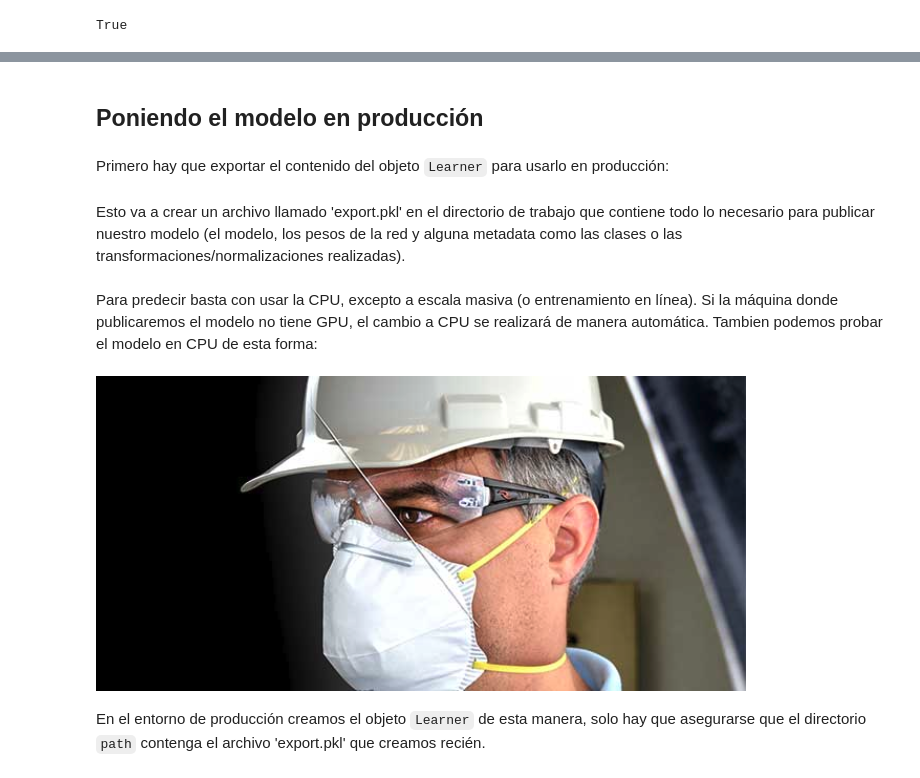
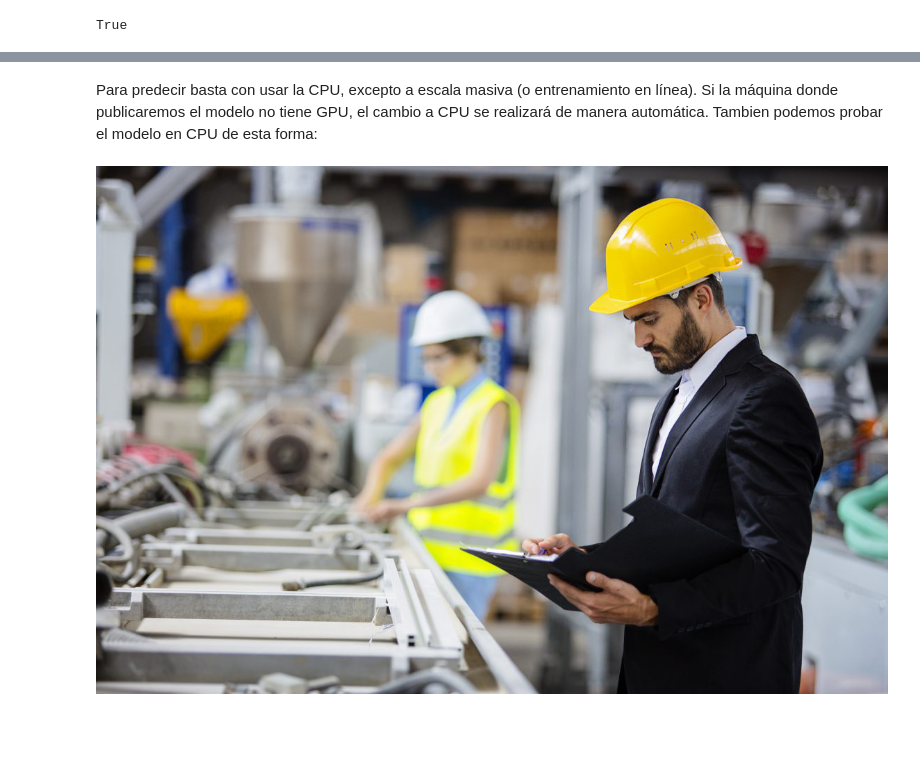
Before and after one commit to MarceloMedel/clase_productodatos_2019_udd, a Jupyter notebook: ejemplo_clasificador_fastai.ipynb, the cells around one changed output, grey strips where cells are left out. Saved outputs shown, nothing was run; the diff lists cells and outputs as text; code cells hidden in the pictures; blank space fills up the shorter version.

```diff
--- a/ejemplo_clasificador_fastai.ipynb
+++ b/ejemplo_clasificador_fastai.ipynb
@@ -163,4 +199,0 @@ interp.plot_confusion_matrix()
-# %% [markdown]
-## Poniendo el modelo en producción
-# %% [markdown]
-Primero hay que exportar el contenido del objeto `Learner` para usarlo en producción:
@@ -169,13 +200,9 @@ learn.export()
-# %% [markdown]
-Esto va a crear un archivo llamado 'export.pkl' en el directorio de trabajo que contiene todo lo necesario para publicar nuestro modelo (el modelo, los pesos de la red y alguna metadata como las clases o las transformaciones/normalizaciones realizadas).
 # %% [markdown]
 Para predecir basta con usar la CPU, excepto a escala masiva (o entrenamiento en línea). Si la máquina donde publicaremos el modelo no tiene GPU, el cambio a CPU se realizará de manera automática. Tambien podemos probar el modelo en CPU de esta forma:
 # %%
 defaults.device = torch.device('cpu')
 # %%
-img = open_image(path/'prueba.png')
+img = open_image(path/'prueba-casco.jpg')
 img
 # %% [output]
-[figure, old version]
+[figure, new version]
-# %% [markdown]
-En el entorno de producción creamos el objeto `Learner` de esta manera, solo hay que asegurarse que el directorio `path` contenga el archivo 'export.pkl' que creamos recién.
```
Also changed, not shown: parts of 39 cells of this notebook, 19 other files.
